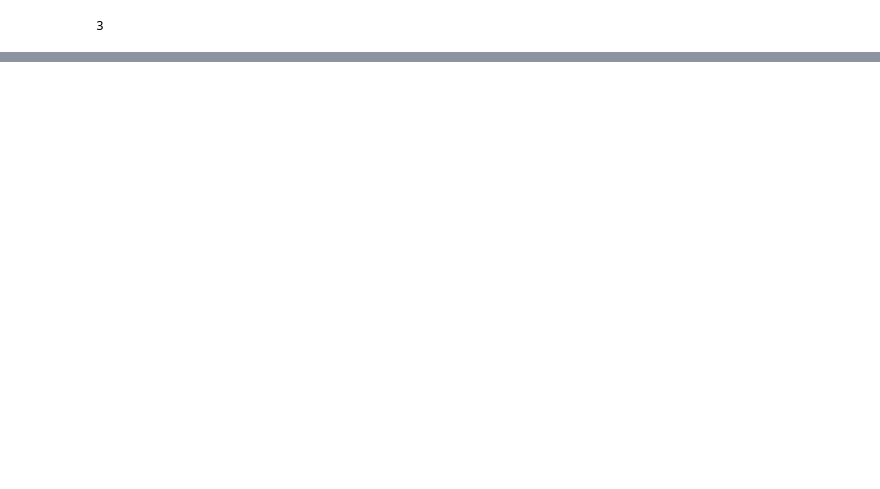
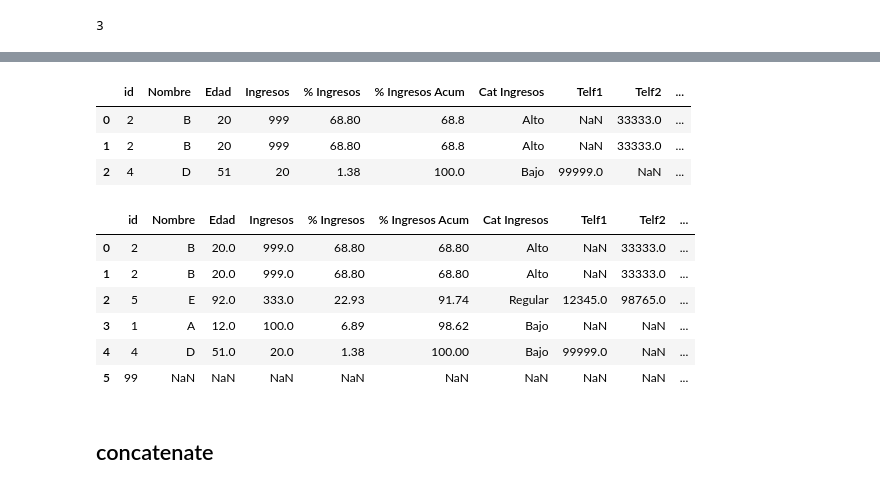
Before and after one commit to miltonarica92/proyecto_base, a Jupyter notebook: pandas_1.ipynb, the cells around one changed output, grey strips where cells are left out. Cells and saved outputs as stored; diff of their text form; code cells hidden in the pictures; blank space fills up the shorter version.

```diff
--- a/pandas_1.ipynb
+++ b/pandas_1.ipynb
@@ -329,0 +496,3 @@ C.sum()
+# %%
+# x es un valor de una celda de la columna elegida
+df['Cat Ingresos'] = df['Ingresos'].apply(lambda x: 'Alto' if x > 500  else ('Regular' if x > 100 else 'Bajo'))
@@ -329,0 +522,4 @@ C.sum()
+# %%
+df['Telf1'] = [np.nan, 12345, np.nan, 99999]
+df['Telf2'] = [33333, 98765, np.nan, np.nan]
+df
@@ -329,0 +541,10 @@ C.sum()
+# %%
+# row es una pd.Serie (col -> x = 0 / row -> x = 1)
+def get_telefono_norm(row):
+    if pd.isna(row['Telf1']):
+        return row['Telf2']
+    else:
+        return row['Telf1']
+
+# df['telefono_norm'] = df.apply(lambda row: row['Telf2'] if pd.isna(row['Telf1']) else row['Telf1'], axis=1)
+df['telefono_norm'] = df.apply(get_telefono_norm, axis=1)
@@ -329,0 +580,5 @@ C.sum()
+# %%
+df_compras = pd.DataFrame({'id': [2, 4, 99, 2],
+                            'Prod': ['Cepillo', 'PH', 'Car', 'Entrada'],
+                            'Precio': [1.5, 12, 5000, 300]
+                            })
@@ -329,0 +618,19 @@ C.sum()
+# %%
+pd.merge(df, df_compras, how='inner', on=['id'])
+# %% [output]
+|  | id | Nombre | Edad | Ingresos | % Ingresos | % Ingresos Acum | Cat Ingresos | Telf1 | Telf2 | ... |
+| 0 | 2 | B | 20 | 999 | 68.80 | 68.8 | Alto | NaN | 33333.0 | ... |
+| 1 | 2 | B | 20 | 999 | 68.80 | 68.8 | Alto | NaN | 33333.0 | ... |
+| 2 | 4 | D | 51 | 20 | 1.38 | 100.0 | Bajo | 99999.0 | NaN | ... |
+# %%
+pd.merge(df, df_compras, how='outer', on=['id'])
+# %% [output]
+|  | id | Nombre | Edad | Ingresos | % Ingresos | % Ingresos Acum | Cat Ingresos | Telf1 | Telf2 | ... |
+| 0 | 2 | B | 20.0 | 999.0 | 68.80 | 68.80 | Alto | NaN | 33333.0 | ... |
+| 1 | 2 | B | 20.0 | 999.0 | 68.80 | 68.80 | Alto | NaN | 33333.0 | ... |
+| 2 | 5 | E | 92.0 | 333.0 | 22.93 | 91.74 | Regular | 12345.0 | 98765.0 | ... |
+| 3 | 1 | A | 12.0 | 100.0 | 6.89 | 98.62 | Bajo | NaN | NaN | ... |
+| 4 | 4 | D | 51.0 | 20.0 | 1.38 | 100.00 | Bajo | 99999.0 | NaN | ... |
+| 5 | 99 | NaN | NaN | NaN | NaN | NaN | NaN | NaN | NaN | ... |
+# %% [markdown]
+## concatenate
```
Also changed, not shown: parts of 55 cells of this notebook.
